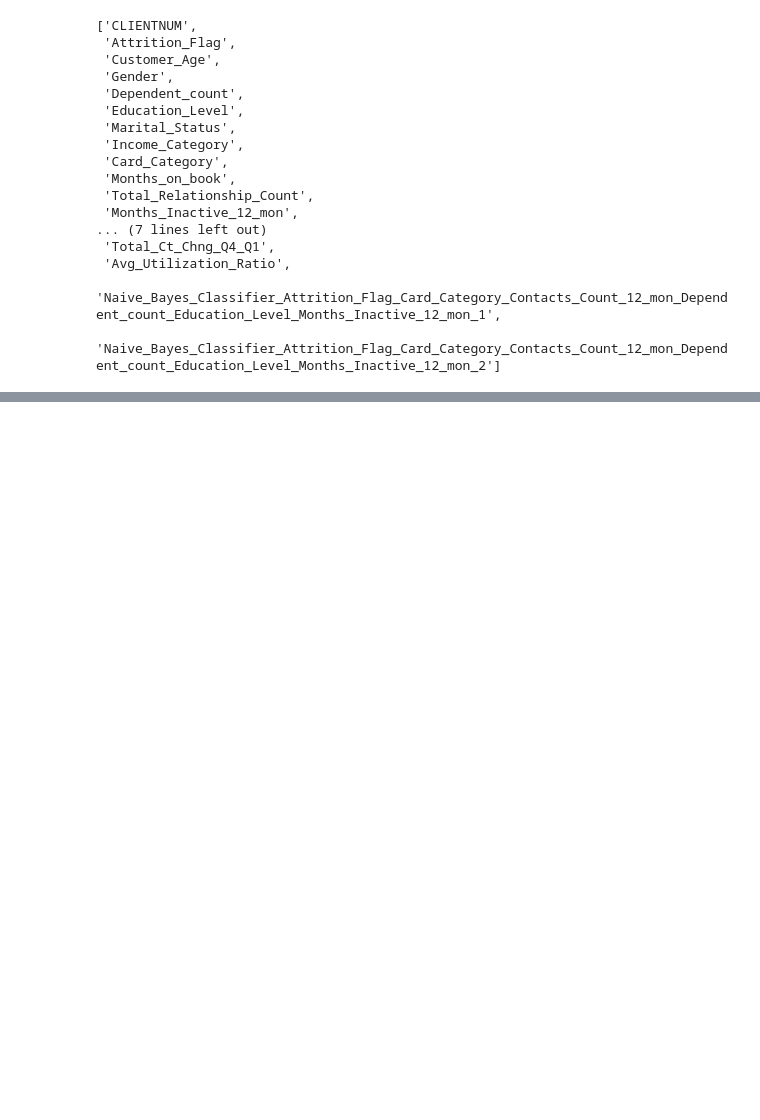
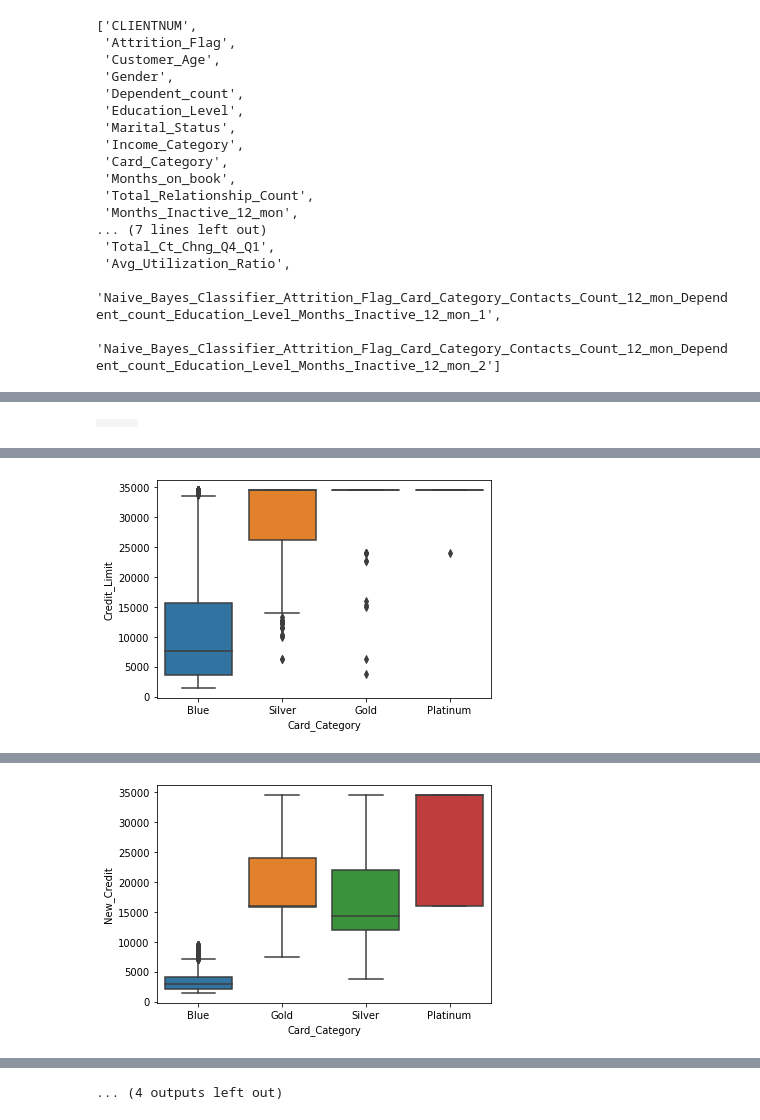
Before and after one commit to galexbh/credit-card-customers-prediction, a Jupyter notebook: src/main.ipynb, the cells around one changed output, grey strips where cells are left out. Drawn from its saved outputs; the diff is of its cells as text; code cells hidden in the pictures; blank space fills up the shorter version.

```diff
--- a/src/main.ipynb
+++ b/src/main.ipynb
@@ -116,0 +241,7 @@ var_categorical
+# %%
+df_iqr = dfq1.merge(dfq3, on = ["Gender", "Card_Category"], how = "inner")\
+.merge(dfq2, on = ["Gender", "Card_Category"], how = "inner")
+df_iqr["IQR"] = df_iqr.apply(lambda r: r["Credit_B3"] - r["Credit_B1"], axis=1)
+df_iqr["Upper"] = df_iqr.apply(lambda j: (j["Credit_B3"] + 1.5*j["IQR"]), axis=1)
+df_iqr["Lower"] = df_iqr.apply(lambda j: (j["Credit_B1"] - 1.5*j["IQR"]), axis=1)
+df_iqr
@@ -116,0 +258,4 @@ var_categorical
+# %%
+transform_bank_ch = copy_bank_ch.merge(df_iqr, on = ["Gender", "Card_Category"], how = "left").copy()
+print("bank churners", copy_bank_ch.shape[0])
+print("transform bank churners", transform_bank_ch.shape[0])
@@ -116,0 +265,9 @@ var_categorical
+# %%
+def getCredit(r):
+    if ((r["Credit_Limit"] <= r["Lower"]) or (r["Credit_Limit"]>= r["Upper"])):
+        return r["Credit_B2"]
+    else:
+        return r["Credit_Limit"]
+# %%
+transform_bank_ch["New_Credit"] = transform_bank_ch.apply(lambda r: getCredit(r), axis = 1)
+transform_bank_ch
@@ -116,0 +288,11 @@ var_categorical
+# %%
+from google.colab import widgets
+grid = widgets.Grid(1, 3, header_row=True, header_column=True)
+with grid.output_to(0, 0):
+    sns.boxplot(data = copy_bank_ch.loc[ (copy_bank_ch['Gender'] == 'M'), : ], x= 'Card_Category', y ='Credit_Limit' )
+with grid.output_to(0, 1):
+    sns.boxplot(data = transform_bank_ch.loc[ (transform_bank_ch['Gender'] == 'F'), : ], x= 'Card_Category', y ='New_Credit' )
+with grid.output_to(0, 2):
+    sns.boxplot(data = transform_bank_ch.loc[ (transform_bank_ch['Gender'] == 'M'), : ], x= 'Card_Category', y ='New_Credit' )
+# %% [output]
+|  |  |  |
@@ -116,0 +302 @@ var_categorical
+[figure, added]
@@ -116,0 +307 @@ var_categorical
+[figure, added]
@@ -116,0 +310 @@ var_categorical
+... (4 outputs left out)
```
Also changed, not shown: parts of 20 cells of this notebook.
